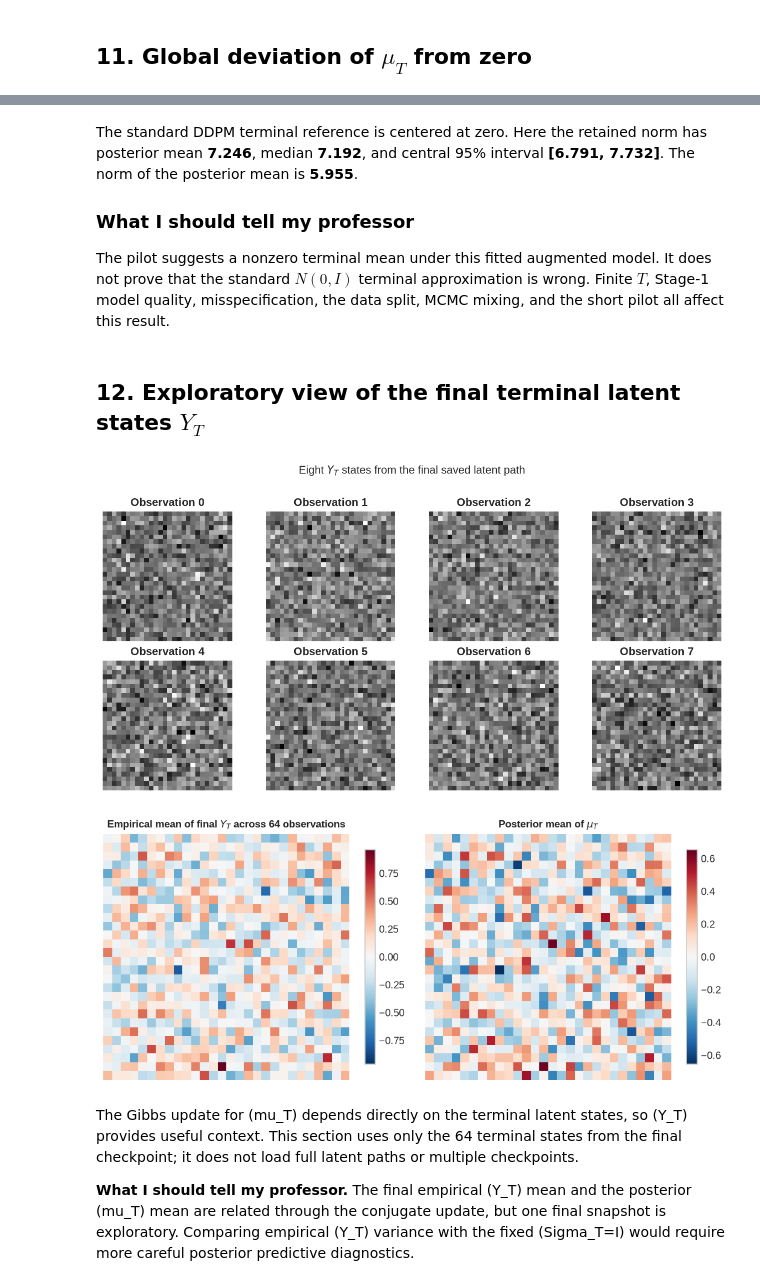
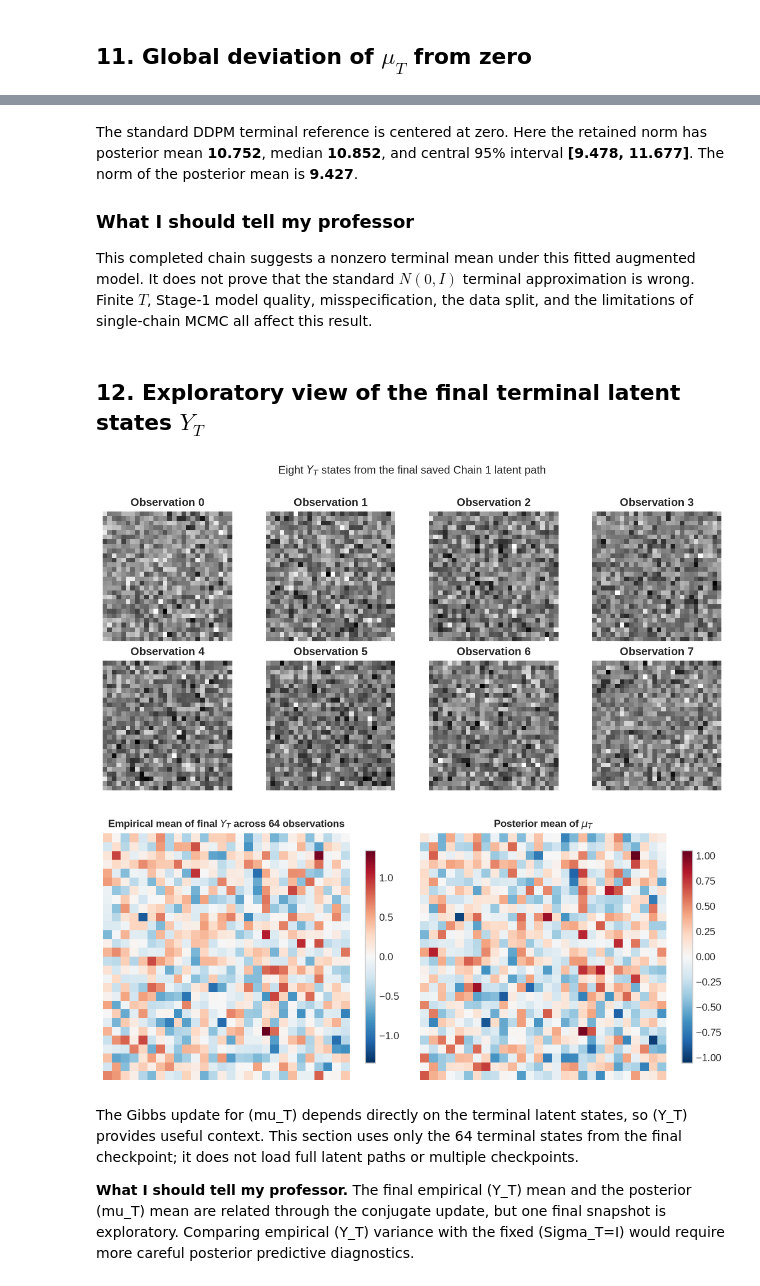
Before and after one commit to Juntae-Kwon/project_ddpm, a Jupyter notebook: analysis/stage2_posterior_diagnostics.ipynb, the cells around one changed output, grey strips where cells are left out. Drawn from its saved outputs; the diff is of its cells as text; code cells hidden in the pictures.

Commit message:
Analyze completed Stage-2 Chain 1

```diff
--- a/analysis/stage2_posterior_diagnostics.ipynb
+++ b/analysis/stage2_posterior_diagnostics.ipynb
@@ -685,49 +698,54 @@ is **{norm_summary['Norm of posterior mean']:.3f}**.
 
 ### What I should tell my professor
 
-The pilot suggests a nonzero terminal mean under this fitted augmented model.
+This completed chain suggests a nonzero terminal mean under this fitted augmented model.
 It does not prove that the standard $N(0,I)$ terminal approximation is wrong.
-Finite $T$, Stage-1 model quality, misspecification, the data split, MCMC mixing,
-and the short pilot all affect this result.
+Finite $T$, Stage-1 model quality, misspecification, the data split, and the limitations of single-chain MCMC
+all affect this result.
 '''))
 # %% [output]
 
 The standard DDPM terminal reference is centered at zero. Here the retained norm
-has posterior mean **7.246**, median
-**7.192**, and central 95% interval
-**[6.791,
-7.732]**. The norm of the posterior mean
-is **5.955**.
+has posterior mean **10.752**, median
+**10.852**, and central 95% interval
+**[9.478,
+11.677]**. The norm of the posterior mean
+is **9.427**.
 
 ### What I should tell my professor
 
-The pilot suggests a nonzero terminal mean under this fitted augmented model.
+This completed chain suggests a nonzero terminal mean under this fitted augmented model.
 It does not prove that the standard $N(0,I)$ terminal approximation is wrong.
-Finite $T$, Stage-1 model quality, misspecification, the data split, MCMC mixing,
-and the short pilot all affect this result.
+Finite $T$, Stage-1 model quality, misspecification, the data split, and the limitations of single-chain MCMC
+all affect this result.
 # %% [markdown]
 ## 12. Exploratory view of the final terminal latent states $Y_T$
 # %%
-final_y_t = np.load(DATA / "final_y_T.npy", mmap_mode="r")
+# Resolve the saved absolute checkpoint path portably after a directory copy.
+final_checkpoint = CHAIN / "checkpoints" / Path(completion["final_chain_checkpoint"]).name
+with np.load(final_checkpoint, allow_pickle=False) as checkpoint:
+    final_y_t = checkpoint["paths"][-1].copy()
+assert final_y_t.shape == (config["n"], 28, 28, 1)
+
 fig, axes = plt.subplots(2, 4, figsize=(10, 5))
 for index, ax in enumerate(axes.flat):
     image = ax.imshow(final_y_t[index, ..., 0], cmap="gray")
     ax.set_title(f"Observation {index}"); ax.axis("off")
-fig.suptitle(r"Eight $Y_T$ states from the final saved latent path", y=1.01)
+fig.suptitle(r"Eight $Y_T$ states from the final saved Chain 1 latent path", y=1.01)
 fig.tight_layout(); plt.show()
 
 final_y_t_mean = np.asarray(final_y_t, dtype=np.float64).mean(axis=0)[..., 0]
 fig, axes = plt.subplots(1, 2, figsize=(9, 4))
 for ax, image, title in zip(axes, [final_y_t_mean, posterior_mean],
-                            [r"Empirical mean of final $Y_T$ across 64 observations",
+                            [rf"Empirical mean of final $Y_T$ across {config['n']} observations",
                              r"Posterior mean of $\mu_T$"]):
     limit = np.abs(image).max()
     plot = ax.imshow(image, cmap="RdBu_r", vmin=-limit, vmax=limit)
     ax.set_title(title, fontsize=10); ax.axis("off"); fig.colorbar(plot, ax=ax, shrink=.8)
 fig.tight_layout(); plt.show()
 # %% [output]
-[figure, old version]
+[figure, new version]
-[figure, old version]
+[figure, new version]
 # %% [markdown]
 The Gibbs update for (mu_T) depends directly on the terminal latent states, so
 (Y_T) provides useful context. This section uses only the 64 terminal states
```
Also changed, not shown: parts of 24 cells of this notebook.
